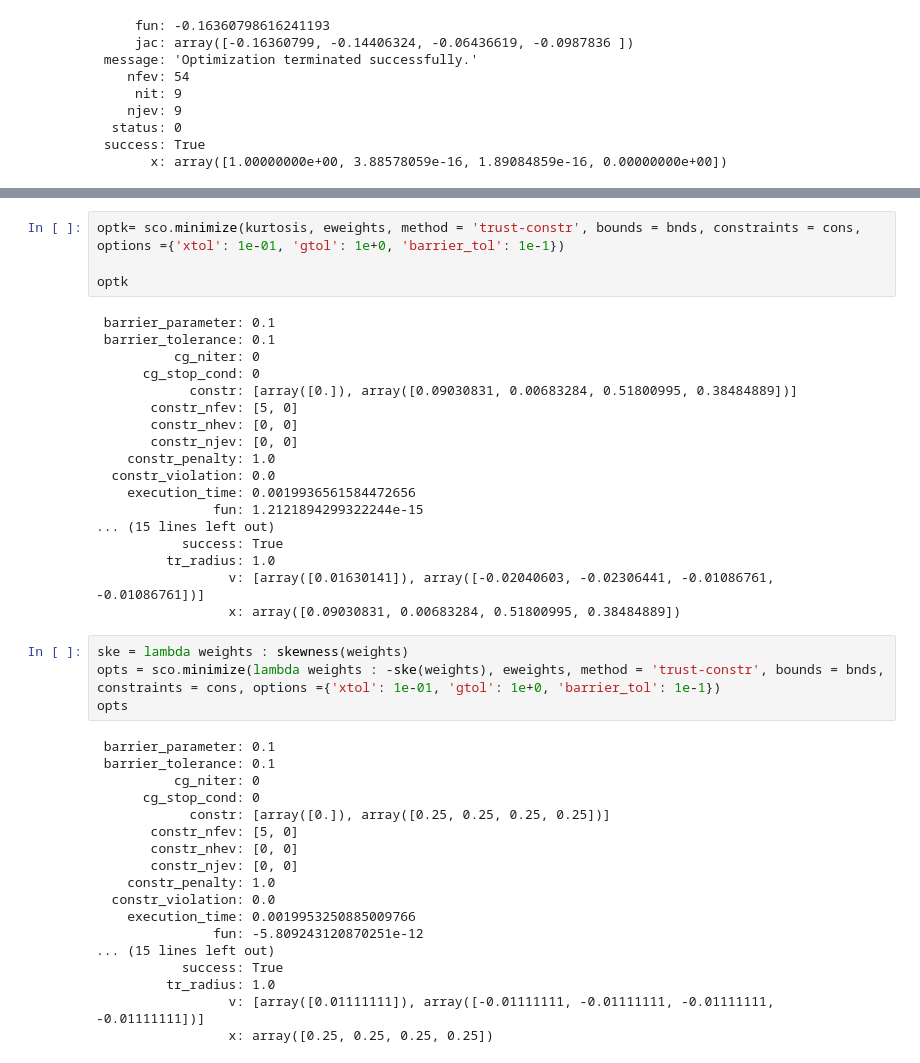
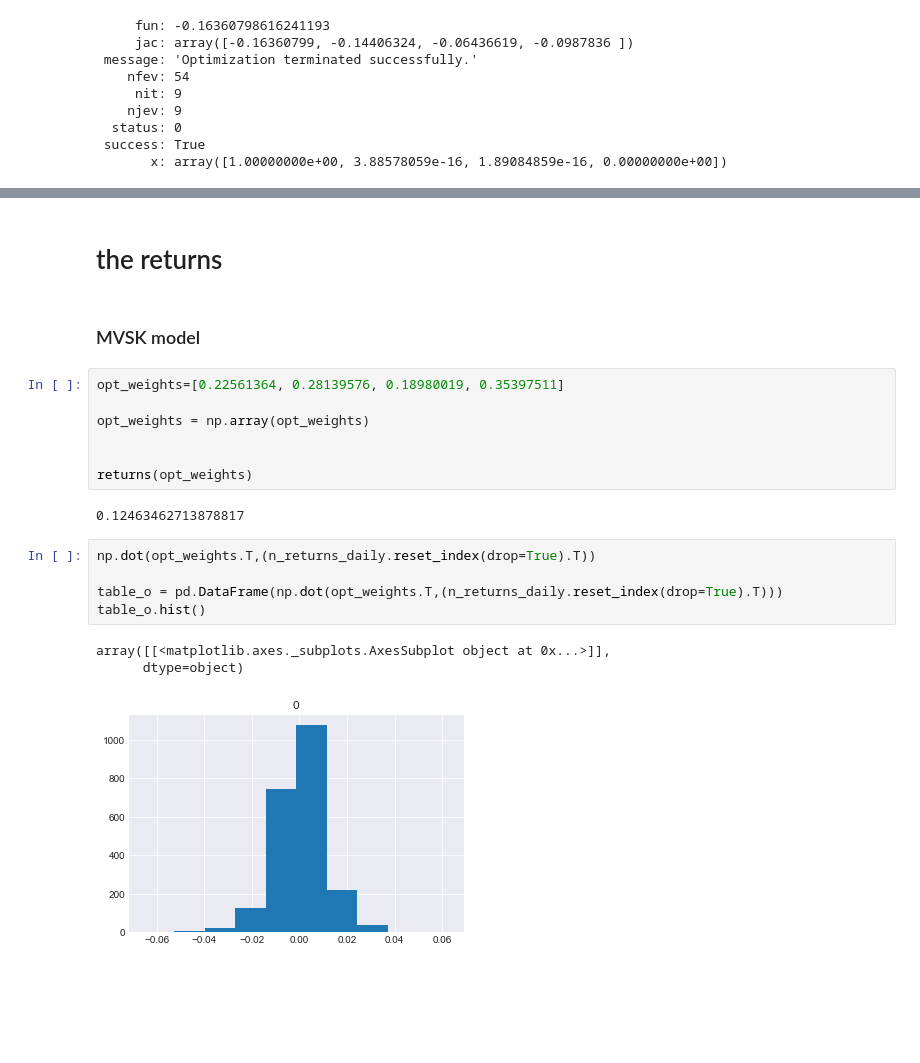
Before and after one commit to janeshin059/Portfolio_optimization, a Jupyter notebook: portfolio optimization.ipynb, the cells around one changed output, grey strips where cells are left out. Saved outputs shown, nothing was run; the diff lists cells and outputs as text; blank space fills up the shorter version.

```diff
--- a/portfolio optimization.ipynb
+++ b/portfolio optimization.ipynb
@@ -382,44 +387,22 @@ optz
-# %%
-optk= sco.minimize(kurtosis, eweights, method = 'trust-constr', bounds = bnds, constraints = cons, options ={'xtol': 1e-01, 'gtol': 1e+0, 'barrier_tol': 1e-1})
-
-optk
-# %% [output]
- barrier_parameter: 0.1
- barrier_tolerance: 0.1
-          cg_niter: 0
-      cg_stop_cond: 0
-            constr: [array([0.]), array([0.09030831, 0.00683284, 0.51800995, 0.38484889])]
-       constr_nfev: [5, 0]
-       constr_nhev: [0, 0]
-       constr_njev: [0, 0]
-    constr_penalty: 1.0
-  constr_violation: 0.0
-    execution_time: 0.0019936561584472656
-               fun: 1.2121894299322244e-15
-... (15 lines left out)
-           success: True
-         tr_radius: 1.0
-                 v: [array([0.01630141]), array([-0.02040603, -0.02306441, -0.01086761, -0.01086761])]
-                 x: array([0.09030831, 0.00683284, 0.51800995, 0.38484889])
-# %%
-ske = lambda weights : skewness(weights)
-opts = sco.minimize(lambda weights : -ske(weights), eweights, method = 'trust-constr', bounds = bnds, constraints = cons, options ={'xtol': 1e-01, 'gtol': 1e+0, 'barrier_tol': 1e-1})
-opts
-# %% [output]
- barrier_parameter: 0.1
- barrier_tolerance: 0.1
-          cg_niter: 0
-      cg_stop_cond: 0
-            constr: [array([0.]), array([0.25, 0.25, 0.25, 0.25])]
-       constr_nfev: [5, 0]
-       constr_nhev: [0, 0]
-       constr_njev: [0, 0]
-    constr_penalty: 1.0
-  constr_violation: 0.0
-    execution_time: 0.0019953250885009766
-               fun: -5.809243120870251e-12
-... (15 lines left out)
-           success: True
-         tr_radius: 1.0
-                 v: [array([0.01111111]), array([-0.01111111, -0.01111111, -0.01111111, -0.01111111])]
-                 x: array([0.25, 0.25, 0.25, 0.25])
+# %% [markdown]
+# the returns
+# %% [markdown]
+### MVSK model
+# %%
+opt_weights=[0.22561364, 0.28139576, 0.18980019, 0.35397511]
+
+opt_weights = np.array(opt_weights)
+
+
+returns(opt_weights)
+# %% [output]
+0.12463462713878817
+# %%
+np.dot(opt_weights.T,(n_returns_daily.reset_index(drop=True).T))
+
+table_o = pd.DataFrame(np.dot(opt_weights.T,(n_returns_daily.reset_index(drop=True).T)))
+table_o.hist()
+# %% [output]
+array([[<matplotlib.axes._subplots.AxesSubplot object at 0x...>]],
+      dtype=object)
+[figure, added]
```
Also changed, not shown: parts of 8 cells of this notebook.
